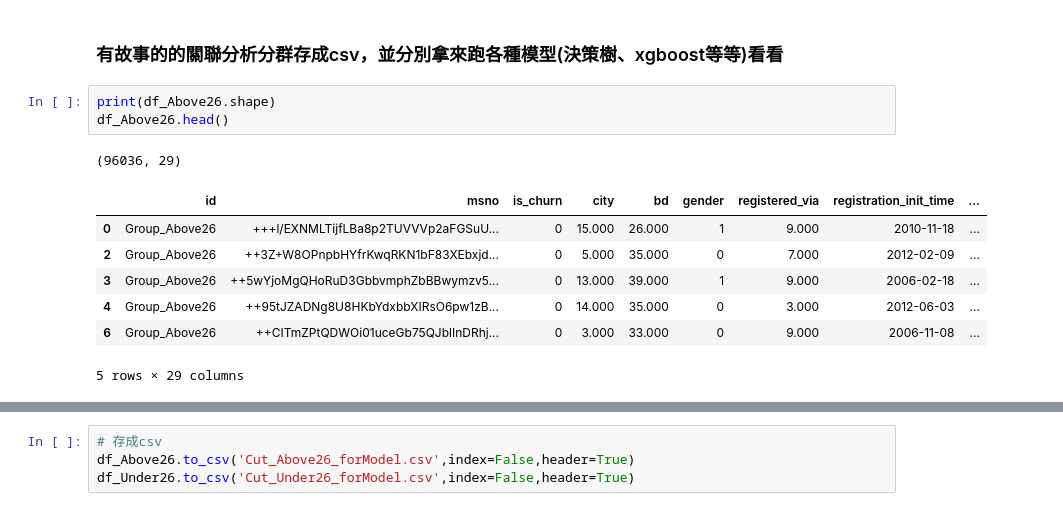
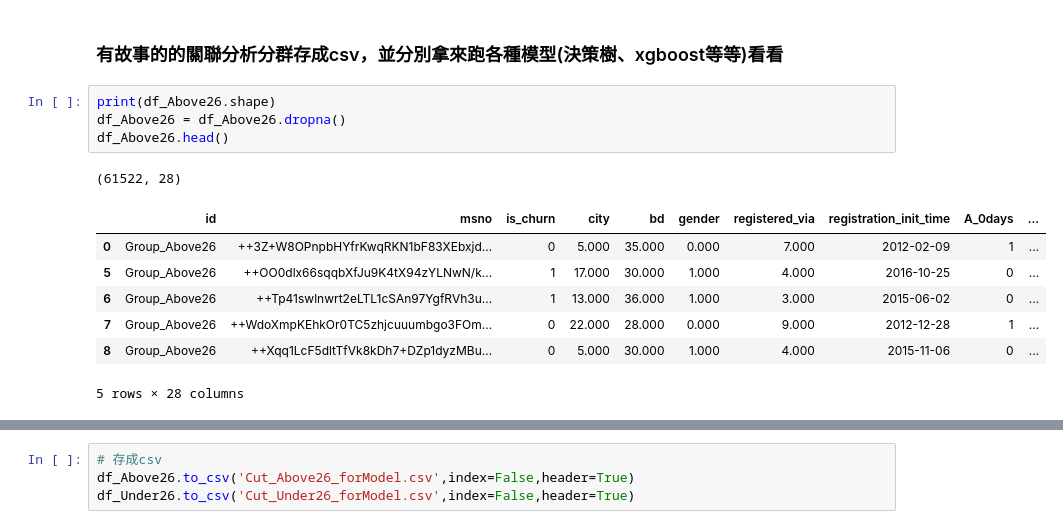
Before and after one commit to imiKao/KKBoxProject_for_TcfstCourse, a Jupyter notebook: KKboxAnalysis_關聯式分析.ipynb, the cells around one changed output, grey strips where cells are left out. Drawn from its saved outputs; the diff is of its cells as text.

```diff
--- a/KKboxAnalysis_關聯式分析.ipynb
+++ b/KKboxAnalysis_關聯式分析.ipynb
@@ -438,16 +398,17 @@ df_rattle.to_csv('CutByAge26_2nd_forRattle.csv',index=False,header=True)
 ### 有故事的的關聯分析分群存成csv，並分別拿來跑各種模型(決策樹、xgboost等等)看看
 # %%
 print(df_Above26.shape)
+df_Above26 = df_Above26.dropna()
 df_Above26.head()
 # %% [output]
-(96036, 29)
+(61522, 28)
-|  | id | msno | is_churn | city | bd | gender | registered_via | registration_init_time | ... |
-| 0 | Group_Above26 | +++l/EXNMLTijfLBa8p2TUVVVp2aFGSuU... | 0 | 15.000 | 26.000 | 1 | 9.000 | 2010-11-18 | ... |
-| 2 | Group_Above26 | ++3Z+W8OPnpbHYfrKwqRKN1bF83XEbxjd... | 0 | 5.000 | 35.000 | 0 | 7.000 | 2012-02-09 | ... |
-| 3 | Group_Above26 | ++5wYjoMgQHoRuD3GbbvmphZbBBwymzv5... | 0 | 13.000 | 39.000 | 1 | 9.000 | 2006-02-18 | ... |
-| 4 | Group_Above26 | ++95tJZADNg8U8HKbYdxbbXIRsO6pw1zB... | 0 | 14.000 | 35.000 | 0 | 3.000 | 2012-06-03 | ... |
-| 6 | Group_Above26 | ++CITmZPtQDWOi01uceGb75QJblInDRhj... | 0 | 3.000 | 33.000 | 0 | 9.000 | 2006-11-08 | ... |
+|  | id | msno | is_churn | city | bd | gender | registered_via | registration_init_time | A_0days | ... |
+| 0 | Group_Above26 | ++3Z+W8OPnpbHYfrKwqRKN1bF83XEbxjd... | 0 | 5.000 | 35.000 | 0.000 | 7.000 | 2012-02-09 | 1 | ... |
+| 5 | Group_Above26 | ++OO0dlx66sqqbXfJu9K4tX94zYLNwN/k... | 1 | 17.000 | 30.000 | 1.000 | 4.000 | 2016-10-25 | 0 | ... |
+| 6 | Group_Above26 | ++Tp41swlnwrt2eLTL1cSAn97YgfRVh3u... | 1 | 13.000 | 36.000 | 1.000 | 3.000 | 2015-06-02 | 0 | ... |
+| 7 | Group_Above26 | ++WdoXmpKEhkOr0TC5zhjcuuumbgo3FOm... | 0 | 22.000 | 28.000 | 0.000 | 9.000 | 2012-12-28 | 1 | ... |
+| 8 | Group_Above26 | ++Xqq1LcF5dltTfVk8kDh7+DZp1dyzMBu... | 0 | 5.000 | 30.000 | 1.000 | 4.000 | 2015-11-06 | 0 | ... |
-5 rows × 29 columns
+5 rows × 28 columns
 # %%
 print(df_Under26.shape)
 df_Under26.head()
```
Also changed, not shown: parts of 56 cells of this notebook.
